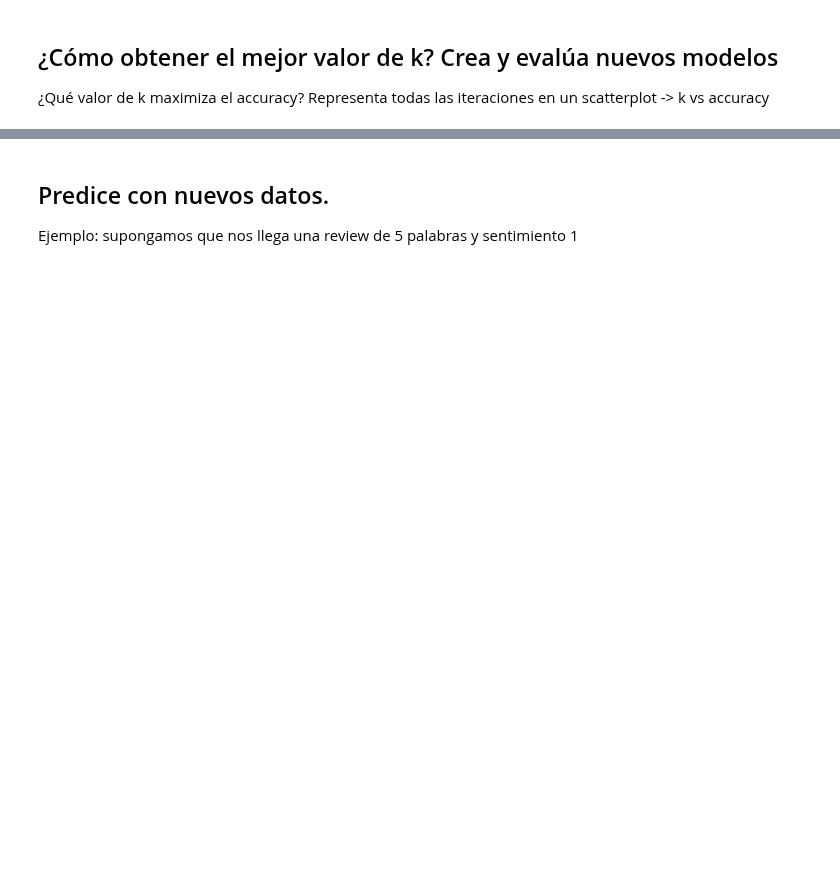
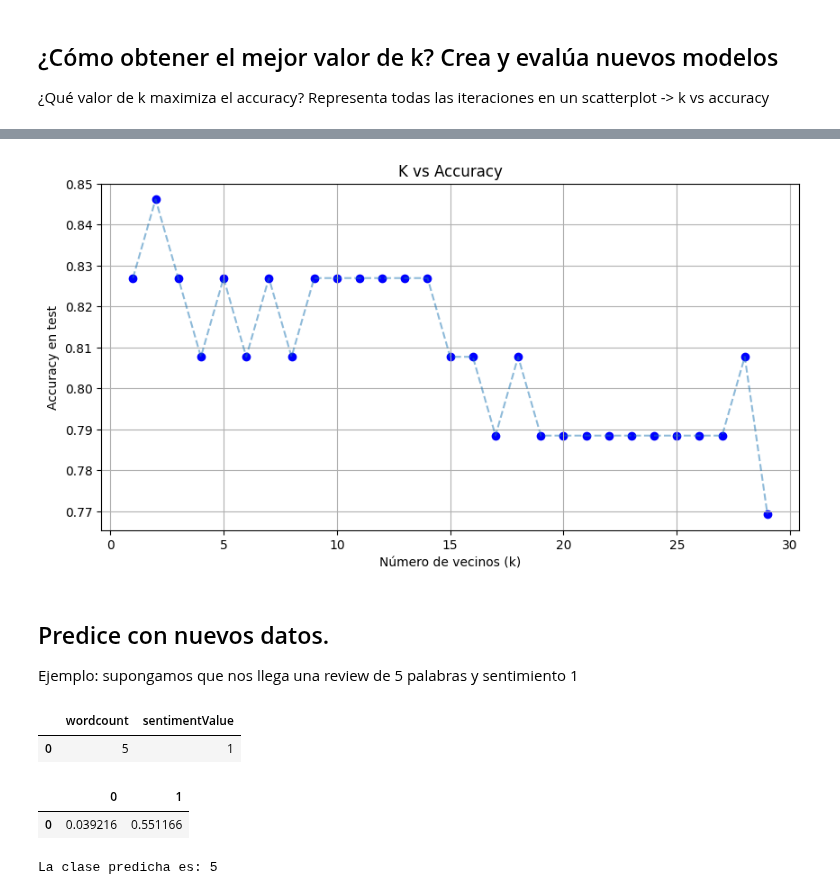
Before and after one commit to InigoLopez1999/2503_dsft_thebridge_inigolopez, a Jupyter notebook: 3-Machine_Learning/1-Supervisado/3-RegorClass/7-KNN/ejercicios/Ejercicio_k-NearestNeighbor.ipynb, the cells around one changed output, grey strips where cells are left out. Cells and saved outputs as stored; diff of their text form; code cells hidden in the pictures; blank space fills up the shorter version.

```diff
--- a/3-Machine_Learning/1-Supervisado/3-RegorClass/7-KNN/ejercicios/Ejercicio_k-NearestNeighbor.ipynb
+++ b/3-Machine_Learning/1-Supervisado/3-RegorClass/7-KNN/ejercicios/Ejercicio_k-NearestNeighbor.ipynb
@@ -229,3 +229,14 @@ results
+# %%
+plt.figure(figsize=(10, 5))
+plt.scatter(results['k'], results['accuracy'], color='blue')
+plt.plot(results['k'], results['accuracy'], linestyle='dashed', alpha=0.5)
+plt.title('K vs Accuracy')
+plt.xlabel('Número de vecinos (k)')
+plt.ylabel('Accuracy en test')
+plt.grid(True)
+plt.show()
+# %% [output]
+[figure, added]
 # %% [markdown]
 ## Predice con nuevos datos.
 Ejemplo: supongamos que nos llega una review de 5 palabras y sentimiento 1
@@ -231,0 +248,5 @@ Ejemplo: supongamos que nos llega una review de 5 palabras y sentimiento 1
+# %%
+dato_nuevo
+# %% [output]
+|  | wordcount | sentimentValue |
+| 0 | 5 | 1 |
@@ -231,0 +257,11 @@ Ejemplo: supongamos que nos llega una review de 5 palabras y sentimiento 1
+# %%
+datos_escalados
+# %% [output]
+|  | 0 | 1 |
+| 0 | 0.039216 | 0.551166 |
+# %%
+prediccion = knn.predict(datos_escalados)
+
+print(f'La clase predicha es: {prediccion[0]}')
+# %% [output]
+La clase predicha es: 5
```
Also changed, not shown: parts of 8 cells of this notebook.
